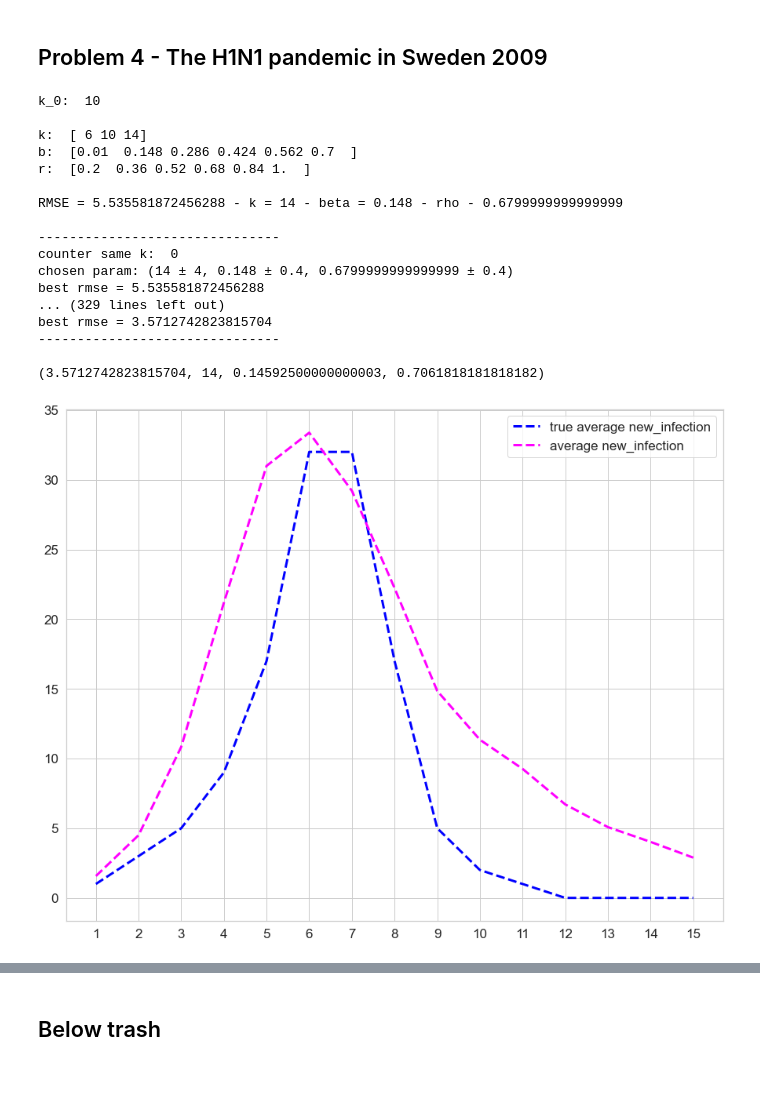
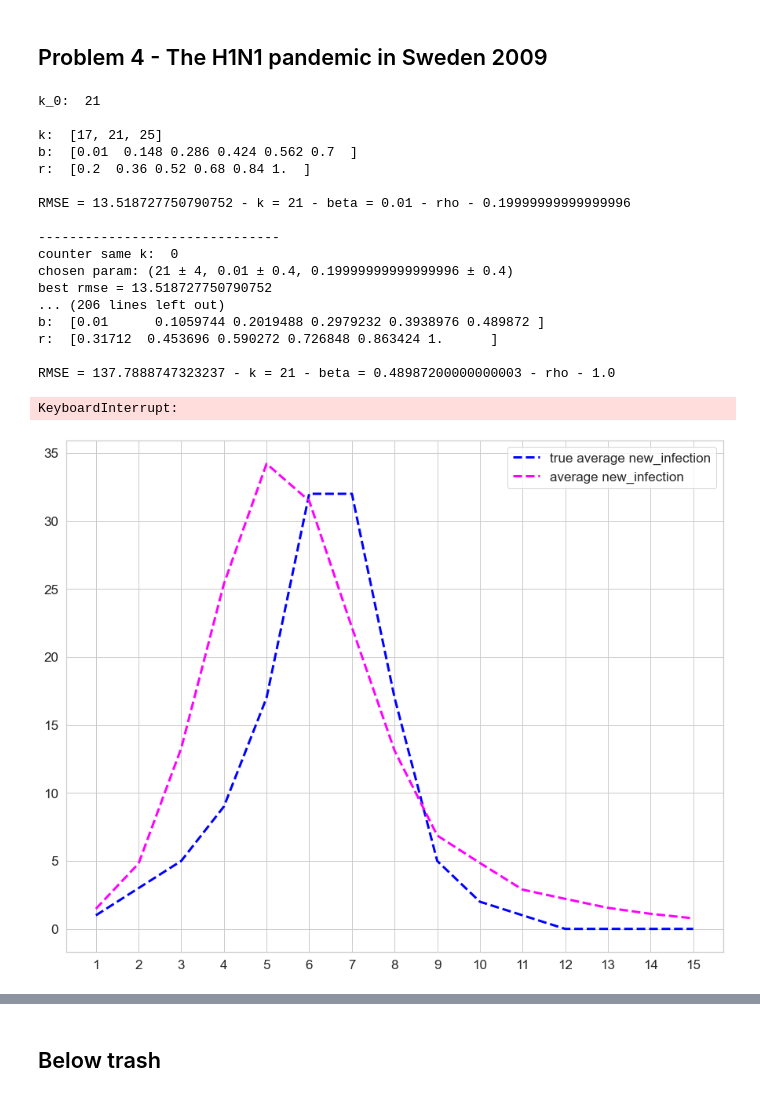
Before and after one commit to fabioeterno/Network_Homework, a Jupyter notebook: Homework3/Hw3.ipynb, the cells around one changed output, grey strips where cells are left out. Drawn from its saved outputs; the diff is of its cells as text; code cells hidden in the pictures.

```diff
--- a/Homework3/Hw3.ipynb
+++ b/Homework3/Hw3.ipynb
@@ -317,7 +317,7 @@ avg new vaccinated:
 ## Problem 4 - The H1N1 pandemic in Sweden 2009
 # %%
 #k_0 = int(np.random.rand()*20)
-k_0 = 20
+k_0 = 21
 k_delta = 4
 beta_0 = 0.3
 beta_delta = 0.4
@@ -344,7 +344,8 @@ while(stopping_condition):
 
     prev_best_rmse_k_b_r = best_rmse_k_b_r
 
-    k = np.linspace(max(k_0-k_delta,1), k_0+k_delta, num=3, dtype = int)
+    #k = np.linspace(max(k_0-k_delta,1), k_0+k_delta, num=3, dtype = int)
+    k = [int(max(k_0-k_delta,1)) ,k_0 ,int(k_0+k_delta)]
 
     #b = np.linspace(0.05, 0.95, num=19)
     #r = np.linspace(0.05, 0.95, num=19)
@@ -406,7 +407,7 @@ while(stopping_condition):
        ):
         cnt+=1
 
-        if cnt == 14:
+        if cnt == 10:
             stopping_condition = False
 
         if cnt > 2 and cnt % 2 ==1:
@@ -433,56 +434,55 @@ while(stopping_condition):
 
 print(best_rmse_k_b_r)
 # %% [output]
-k_0:  10
+k_0:  21
 
-k:  [ 6 10 14]
+k:  [17, 21, 25]
 b:  [0.01  0.148 0.286 0.424 0.562 0.7  ]
 r:  [0.2  0.36 0.52 0.68 0.84 1.  ]
 
-RMSE = 5.535581872456288 - k = 14 - beta = 0.148 - rho - 0.6799999999999999
+RMSE = 13.518727750790752 - k = 21 - beta = 0.01 - rho - 0.19999999999999996
 
 -------------------------------
 counter same k:  0
-chosen param: (14 ± 4, 0.148 ± 0.4, 0.6799999999999999 ± 0.4)
-best rmse = 5.535581872456288
-... (329 lines left out)
-best rmse = 3.5712742823815704
--------------------------------
+chosen param: (21 ± 4, 0.01 ± 0.4, 0.19999999999999996 ± 0.4)
+best rmse = 13.518727750790752
+... (206 lines left out)
+b:  [0.01      0.1059744 0.2019488 0.2979232 0.3938976 0.489872 ]
+r:  [0.31712  0.453696 0.590272 0.726848 0.863424 1.      ]
 
-(3.5712742823815704, 14, 0.14592500000000003, 0.7061818181818182)
+RMSE = 137.7888747323237 - k = 21 - beta = 0.48987200000000003 - rho - 1.0
+KeyboardInterrupt:
 # %%
 vax_campaign = [0, 5, 9, 16, 24, 32, 40, 47, 54, 59, 60, 60, 60, 60, 60, 60, 60]
 
-test = [1, 1.51, 5.31, 14.54, 26.45, 31.98, 25.87, 15.48, 8.4, 4.24, 2.4, 1.53, 0.95, 0.58, 0.24]
 
-#if len(avg_new_infection)==15:
-#    avg_new_infection = [1] +
+
 
 G4 = create_random_graph(934, 21)
 (avg_susceptible, avg_infected, avg_recovered, avg_new_infection,
  avg_vaccinated, avg_new_vaccinated) = simulate_epidemics(G4,n_infected=1,
-                                                          beta=0.07422815393518517, rho=0.4049999999999999,
+                                                          beta=0.089872, rho=0.71712,
                                                           n_weeks=15, n_simulation=100,
                                                           flg_vaccine = True,
                                                           vax_campaign = vax_campaign)
 
 fig, ax1= plt.subplots(1,1,figsize=(15,12))
 true_infection = [1, 3, 5, 9, 17, 32, 32, 17, 5, 2, 1, 0, 0, 0, 0]
 x = list(np.arange(1, 16))
 ax1.set_xticks(x)
 
 
 ax1.plot(x, true_infection, label="true average new_infection", color = 'blue', linestyle='--'
          , linewidth=3)
 
 ax1.plot(x, avg_new_infection, label="average new_infection", color = 'magenta', linestyle='--'
          , linewidth=3)
 
 
 ax1.tick_params(axis='x', labelsize=17)
 ax1.tick_params(axis='y', labelsize=17)
 ax1.legend(fontsize=17)
 
 plt.show()
 # %% [output]
-[figure, old version]
+[figure, new version]
```
Also changed, not shown: parts of 9 cells of this notebook.
